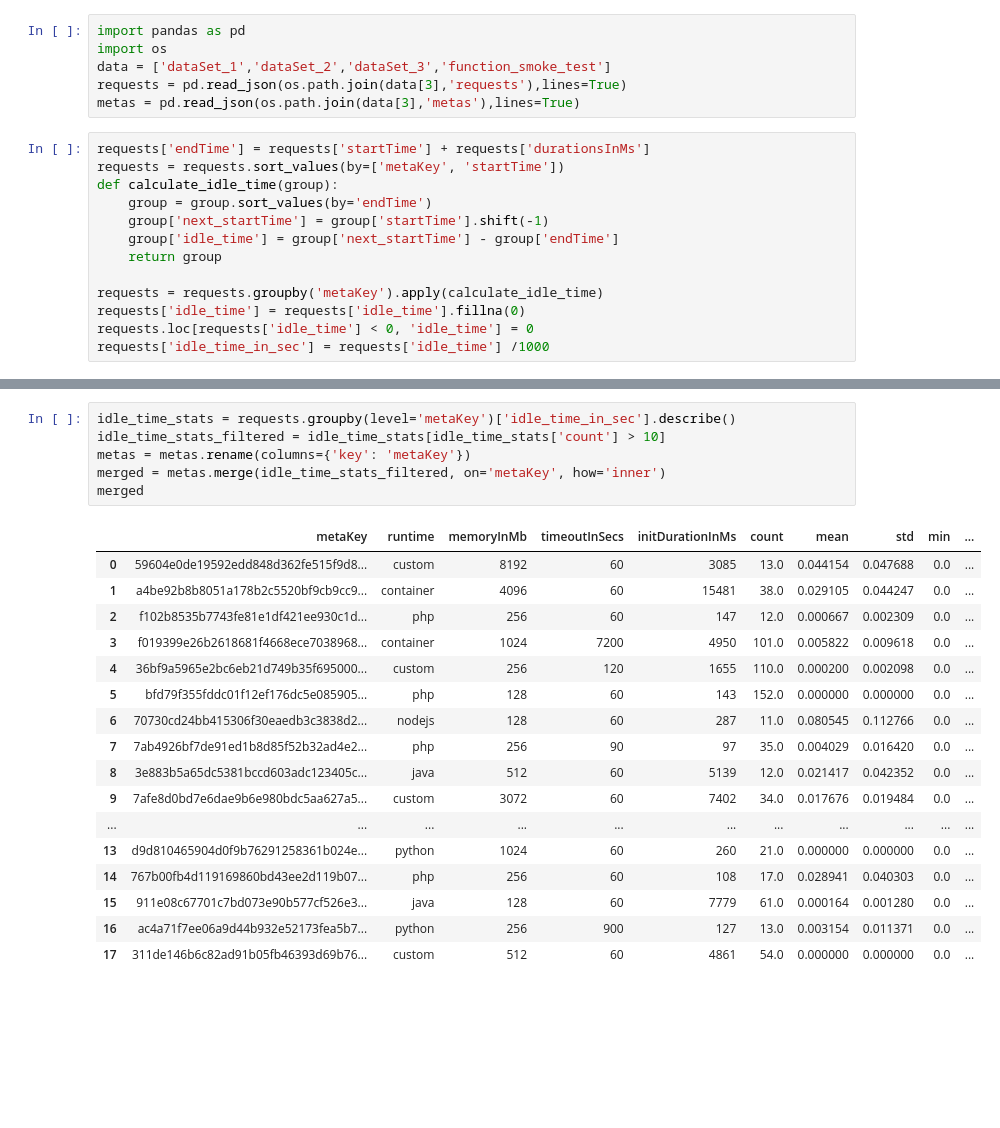
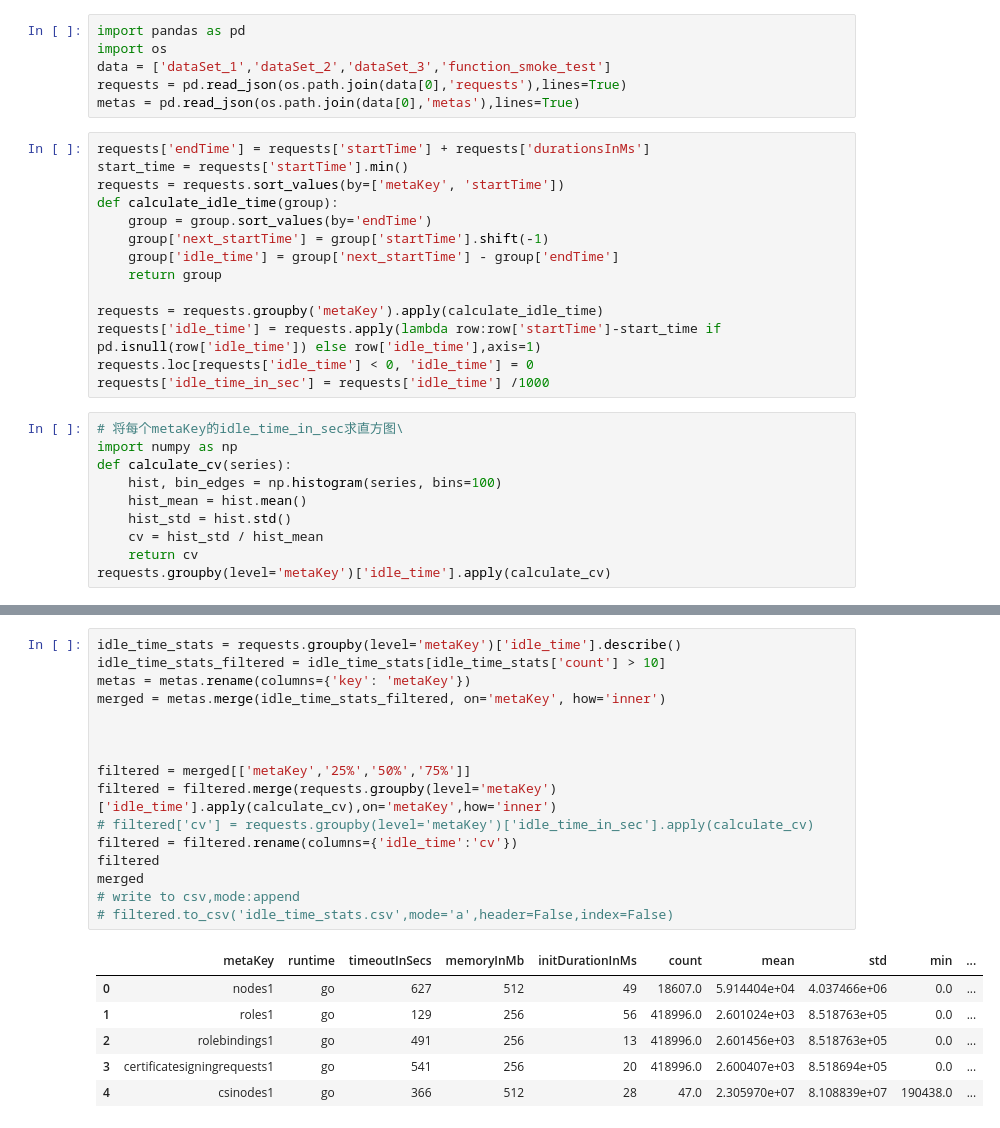
Before and after one commit to yi-ge-dian/scaler, a Jupyter notebook: data/data_training/analysis.ipynb, the cells around one changed output, grey strips where cells are left out. Drawn from its saved outputs; the diff is of its cells as text; blank space fills up the shorter version.

```diff
--- a/data/data_training/analysis.ipynb
+++ b/data/data_training/analysis.ipynb
@@ -2,10 +2,11 @@
 import pandas as pd
 import os
 data = ['dataSet_1','dataSet_2','dataSet_3','function_smoke_test']
-requests = pd.read_json(os.path.join(data[3],'requests'),lines=True)
-metas = pd.read_json(os.path.join(data[3],'metas'),lines=True)
+requests = pd.read_json(os.path.join(data[0],'requests'),lines=True)
+metas = pd.read_json(os.path.join(data[0],'metas'),lines=True)
 # %%
 requests['endTime'] = requests['startTime'] + requests['durationsInMs']
+start_time = requests['startTime'].min()
 requests = requests.sort_values(by=['metaKey', 'startTime'])
 def calculate_idle_time(group):
     group = group.sort_values(by='endTime')
@@ -14,6 +15,16 @@ def calculate_idle_time(group):
     return group
 
 requests = requests.groupby('metaKey').apply(calculate_idle_time)
-requests['idle_time'] = requests['idle_time'].fillna(0)
+requests['idle_time'] = requests.apply(lambda row:row['startTime']-start_time if pd.isnull(row['idle_time']) else row['idle_time'],axis=1)
 requests.loc[requests['idle_time'] < 0, 'idle_time'] = 0
 requests['idle_time_in_sec'] = requests['idle_time'] /1000
+# %%
+# 将每个metaKey的idle_time_in_sec求直方图\
+import numpy as np
+def calculate_cv(series):
+    hist, bin_edges = np.histogram(series, bins=100)
+    hist_mean = hist.mean()
+    hist_std = hist.std()
+    cv = hist_std / hist_mean
+    return cv
+requests.groupby(level='metaKey')['idle_time'].apply(calculate_cv)
@@ -20,27 +39,26 @@ requests['idle_time_in_sec'] = requests['idle_time'] /1000
 # %%
-idle_time_stats = requests.groupby(level='metaKey')['idle_time_in_sec'].describe()
+idle_time_stats = requests.groupby(level='metaKey')['idle_time'].describe()
 idle_time_stats_filtered = idle_time_stats[idle_time_stats['count'] > 10]
 metas = metas.rename(columns={'key': 'metaKey'})
 merged = metas.merge(idle_time_stats_filtered, on='metaKey', how='inner')
+
+
+
+filtered = merged[['metaKey','25%','50%','75%']]
+filtered = filtered.merge(requests.groupby(level='metaKey')['idle_time'].apply(calculate_cv),on='metaKey',how='inner')
+# filtered['cv'] = requests.groupby(level='metaKey')['idle_time_in_sec'].apply(calculate_cv)
+filtered = filtered.rename(columns={'idle_time':'cv'})
+filtered
 merged
+# write to csv,mode:append
+# filtered.to_csv('idle_time_stats.csv',mode='a',header=False,index=False)
 # %% [output]
-|  | metaKey | runtime | memoryInMb | timeoutInSecs | initDurationInMs | count | mean | std | min | ... |
-| 0 | 59604e0de19592edd848d362fe515f9d8... | custom | 8192 | 60 | 3085 | 13.0 | 0.044154 | 0.047688 | 0.0 | ... |
-| 1 | a4be92b8b8051a178b2c5520bf9cb9cc9... | container | 4096 | 60 | 15481 | 38.0 | 0.029105 | 0.044247 | 0.0 | ... |
-| 2 | f102b8535b7743fe81e1df421ee930c1d... | php | 256 | 60 | 147 | 12.0 | 0.000667 | 0.002309 | 0.0 | ... |
-| 3 | f019399e26b2618681f4668ece7038968... | container | 1024 | 7200 | 4950 | 101.0 | 0.005822 | 0.009618 | 0.0 | ... |
-| 4 | 36bf9a5965e2bc6eb21d749b35f695000... | custom | 256 | 120 | 1655 | 110.0 | 0.000200 | 0.002098 | 0.0 | ... |
-| 5 | bfd79f355fddc01f12ef176dc5e085905... | php | 128 | 60 | 143 | 152.0 | 0.000000 | 0.000000 | 0.0 | ... |
-| 6 | 70730cd24bb415306f30eaedb3c3838d2... | nodejs | 128 | 60 | 287 | 11.0 | 0.080545 | 0.112766 | 0.0 | ... |
-| 7 | 7ab4926bf7de91ed1b8d85f52b32ad4e2... | php | 256 | 90 | 97 | 35.0 | 0.004029 | 0.016420 | 0.0 | ... |
-| 8 | 3e883b5a65dc5381bccd603adc123405c... | java | 512 | 60 | 5139 | 12.0 | 0.021417 | 0.042352 | 0.0 | ... |
-| 9 | 7afe8d0bd7e6dae9b6e980bdc5aa627a5... | custom | 3072 | 60 | 7402 | 34.0 | 0.017676 | 0.019484 | 0.0 | ... |
-| ... | ... | ... | ... | ... | ... | ... | ... | ... | ... | ... |
-| 13 | d9d810465904d0f9b76291258361b024e... | python | 1024 | 60 | 260 | 21.0 | 0.000000 | 0.000000 | 0.0 | ... |
-| 14 | 767b00fb4d119169860bd43ee2d119b07... | php | 256 | 60 | 108 | 17.0 | 0.028941 | 0.040303 | 0.0 | ... |
-| 15 | 911e08c67701c7bd073e90b577cf526e3... | java | 128 | 60 | 7779 | 61.0 | 0.000164 | 0.001280 | 0.0 | ... |
-| 16 | ac4a71f7ee06a9d44b932e52173fea5b7... | python | 256 | 900 | 127 | 13.0 | 0.003154 | 0.011371 | 0.0 | ... |
-| 17 | 311de146b6c82ad91b05fb46393d69b76... | custom | 512 | 60 | 4861 | 54.0 | 0.000000 | 0.000000 | 0.0 | ... |
+|  | metaKey | runtime | timeoutInSecs | memoryInMb | initDurationInMs | count | mean | std | min | ... |
+| 0 | nodes1 | go | 627 | 512 | 49 | 18607.0 | 5.914404e+04 | 4.037466e+06 | 0.0 | ... |
+| 1 | roles1 | go | 129 | 256 | 56 | 418996.0 | 2.601024e+03 | 8.518763e+05 | 0.0 | ... |
+| 2 | rolebindings1 | go | 491 | 256 | 13 | 418996.0 | 2.601456e+03 | 8.518763e+05 | 0.0 | ... |
+| 3 | certificatesigningrequests1 | go | 541 | 256 | 20 | 418996.0 | 2.600407e+03 | 8.518694e+05 | 0.0 | ... |
+| 4 | csinodes1 | go | 366 | 512 | 28 | 47.0 | 2.305970e+07 | 8.108839e+07 | 190438.0 | ... |
 # %%
 import matplotlib.pyplot as plt
 
```
Also changed, not shown: parts of 2 cells of this notebook.
